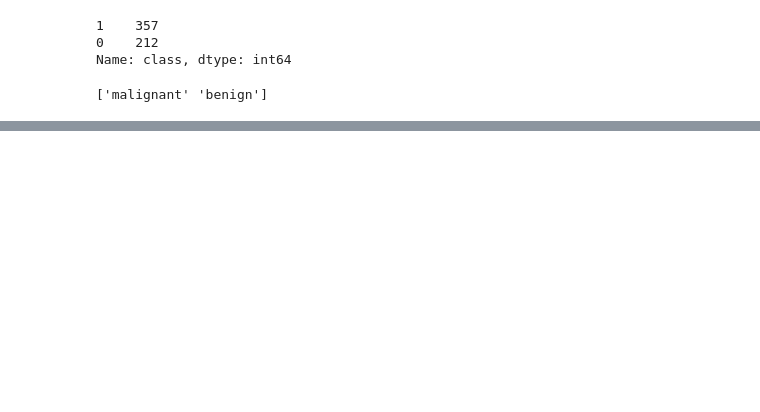
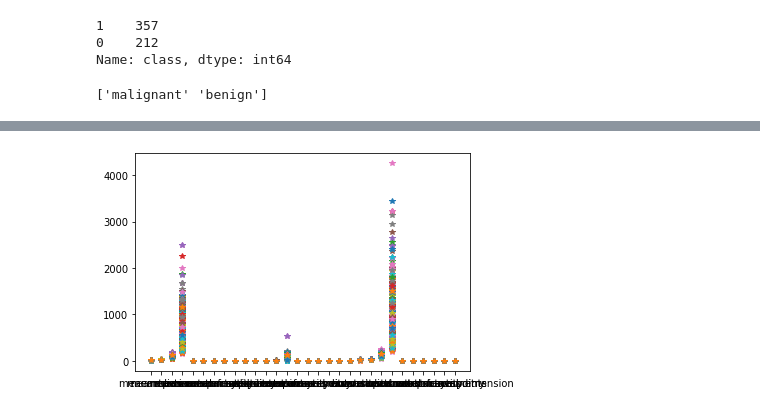
Before and after one commit to SrihariniGJ/DeepLearning, a Jupyter notebook: MPNeuron.ipynb, the cells around one changed output, grey strips where cells are left out. Cells and saved outputs as stored; diff of their text form; code cells hidden in the pictures; blank space fills up the shorter version.

```diff
--- a/MPNeuron.ipynb
+++ b/MPNeuron.ipynb
@@ -81,0 +171,5 @@ data.groupby('class').mean()
+# %%
+plt.plot(X_train.T,'*',)
+plt.show()
+# %% [output]
+[figure, added]
```
Also changed, not shown: parts of 42 cells of this notebook.
